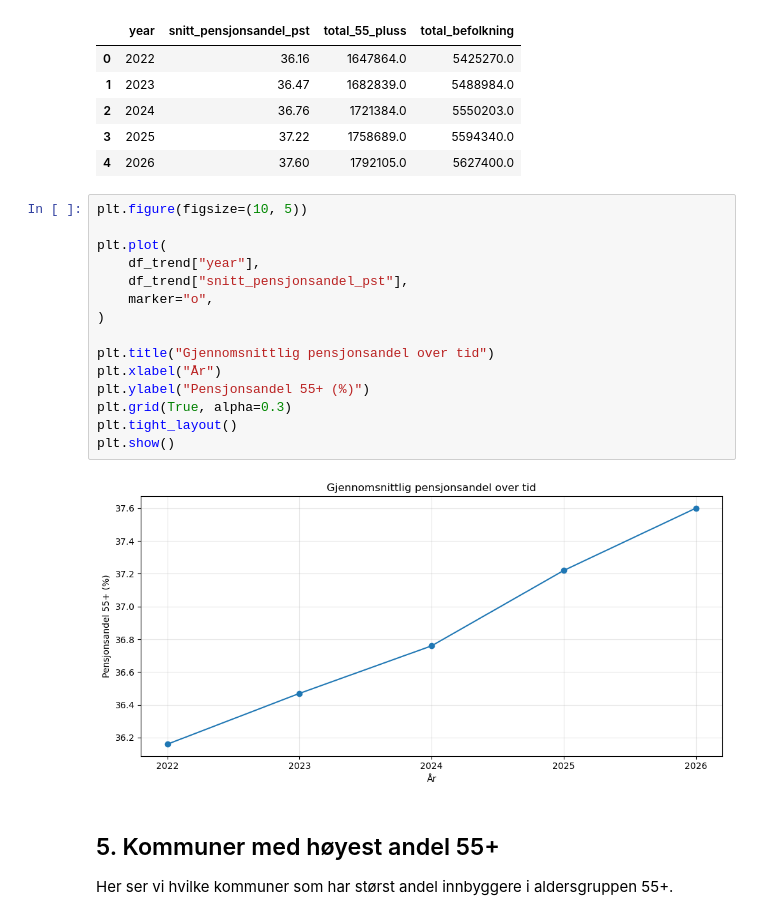
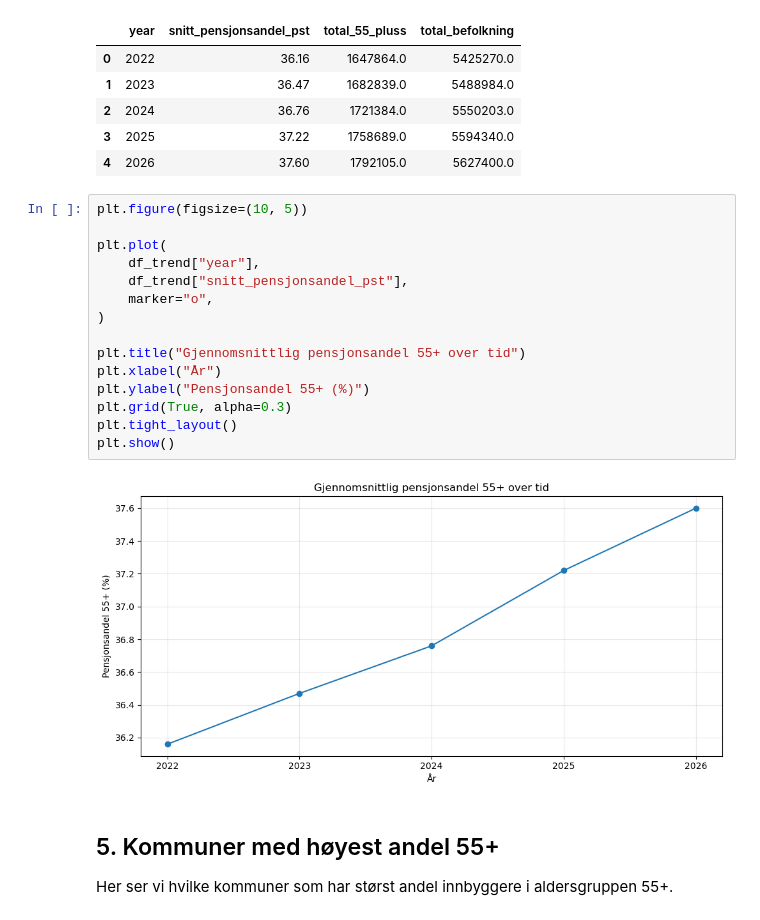
Before and after one commit to FredrikVE/Pensjon-Lakehouse, a Jupyter notebook: notebooks/01_pensjonsdemografi_og_pensjonsvolum.ipynb, the cells around one changed output. Drawn from its saved outputs; the diff is of its cells as text.

```diff
--- a/notebooks/01_pensjonsdemografi_og_pensjonsvolum.ipynb
+++ b/notebooks/01_pensjonsdemografi_og_pensjonsvolum.ipynb
@@ -105,20 +113,20 @@ df_trend
 # %%
 plt.figure(figsize=(10, 5))
 
 plt.plot(
     df_trend["year"],
     df_trend["snitt_pensjonsandel_pst"],
     marker="o",
 )
 
-plt.title("Gjennomsnittlig pensjonsandel over tid")
+plt.title("Gjennomsnittlig pensjonsandel 55+ over tid")
 plt.xlabel("År")
 plt.ylabel("Pensjonsandel 55+ (%)")
 plt.grid(True, alpha=0.3)
 plt.tight_layout()
 plt.show()
 # %% [output]
-[figure, old version]
+[figure, new version]
 # %% [markdown]
 ## 5. Kommuner med høyest andel 55+
 
```
Also changed, not shown: parts of 30 cells of this notebook, 13 other files.
